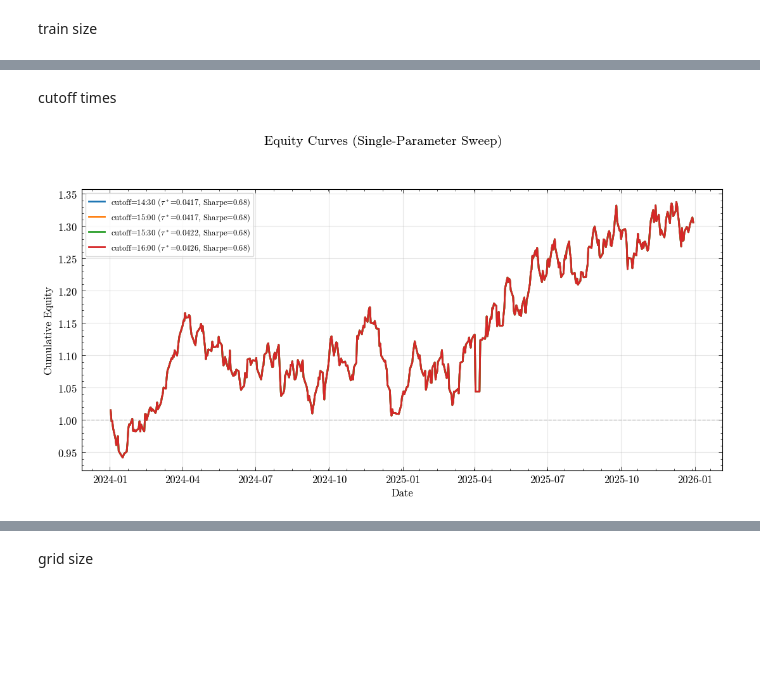
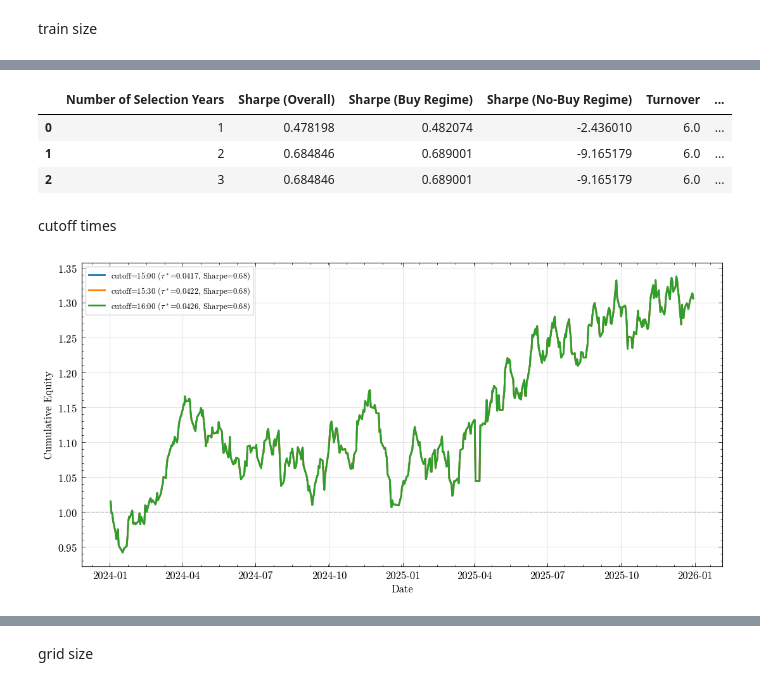
Before and after one commit to jackyeung99/proj_quant_trading, a Jupyter notebook: notebooks/experiment_tau_sensitivity.ipynb, the cells around one changed output, grey strips where cells are left out. Saved outputs shown, nothing was run; the diff lists cells and outputs as text; code cells hidden in the pictures; blank space fills up the shorter version.

```diff
--- a/notebooks/experiment_tau_sensitivity.ipynb
+++ b/notebooks/experiment_tau_sensitivity.ipynb
@@ -1159,7 +1172,7 @@ def sweep_one_param_and_plot(
         plt.plot(e["timestamp"], e["equity"], lw=2, label=label)
 
     plt.axhline(1.0, color="gray", linestyle="--", alpha=0.4)
-    plt.suptitle("Equity Curves (Single-Parameter Sweep)", fontsize=15, fontweight="bold")
+    # plt.suptitle("Equity Curves (Single-Parameter Sweep)", fontsize=15, fontweight="bold")
     # plt.title(f"Overlay: strategy={plot_strategy} | fixed cutoff={base_kwargs.get('cutoff')} | rf={base_kwargs.get('rf')}", fontsize=11, color="dimgray")
     plt.xlabel("Date")
     plt.ylabel("Cumulative Equity")
@@ -1247,19 +1271,54 @@ display(summary_df[['selection_years', 'c2c_sharpe', 'c2c_sharpe_buy_regime', 'o
+# %%
+cols = [
+    "selection_years",
+    "c2c_sharpe",
+    "c2c_sharpe_buy_regime",
+    "c2c_sharpe_no_buy_regime",
+    "c2c_turnover",
+    "c2c_num_buy_days",
+    "c2c_num_no_buy_days",
+]
+
+pretty = summary_df[cols].copy()
+
+# Sharpe difference (low − high or buy − no-buy depending on your definition)
+pretty["sharpe_diff"] = (
+    pretty["c2c_sharpe_buy_regime"]
+    - pretty["c2c_sharpe_no_buy_regime"]
+)
+
+# Rename columns for presentation
+pretty = pretty.rename(columns={
+    "selection_years": "Number of Selection Years",
+    "c2c_sharpe": "Sharpe (Overall)",
+    "c2c_sharpe_buy_regime": "Sharpe (Buy Regime)",
+    "c2c_sharpe_no_buy_regime": "Sharpe (No-Buy Regime)",
+    "sharpe_diff": "Δ Sharpe (Buy − No-Buy)",
+    "c2c_turnover": "Turnover",
+    "c2c_num_buy_days": "# Buy Days",
+    "c2c_num_no_buy_days": "# No-Buy Days",
+})
+
+pretty
+# %% [output]
+|  | Number of Selection Years | Sharpe (Overall) | Sharpe (Buy Regime) | Sharpe (No-Buy Regime) | Turnover | ... |
+| 0 | 1 | 0.478198 | 0.482074 | -2.436010 | 6.0 | ... |
+| 1 | 2 | 0.684846 | 0.689001 | -9.165179 | 6.0 | ... |
+| 2 | 3 | 0.684846 | 0.689001 | -9.165179 | 6.0 | ... |
 # %% [markdown]
 cutoff times
 # %%
-cutoffs = ["14:30","15:00", "15:30", "16:00"]
+cutoffs = ["15:00", "15:30", "16:00"]
 
 
 out_sweep = sweep_one_param_and_plot(
     values=cutoffs,
     param_name="cutoff",
     base_kwargs=base_kwargs,
     plot_strategy="c2c",   # choose: "c2c" or "o2c"
 )
 
 summary_df = out_sweep["summary"]
 equity_long = out_sweep["equity_long"]
-
-display(summary_df[['cutoff', 'c2c_sharpe', 'c2c_sharpe_buy_regime', 'o2c_sharpe_no_buy_regime', 'c2c_turnover', 'c2c_num_buy_days', 'c2c_num_no_buy_days']].sort_values("c2c_sharpe", ascending=False))
 # %% [output]
-[figure, old version]
+[figure, new version]
```
Also changed, not shown: parts of 15 cells of this notebook, 10 other files.
